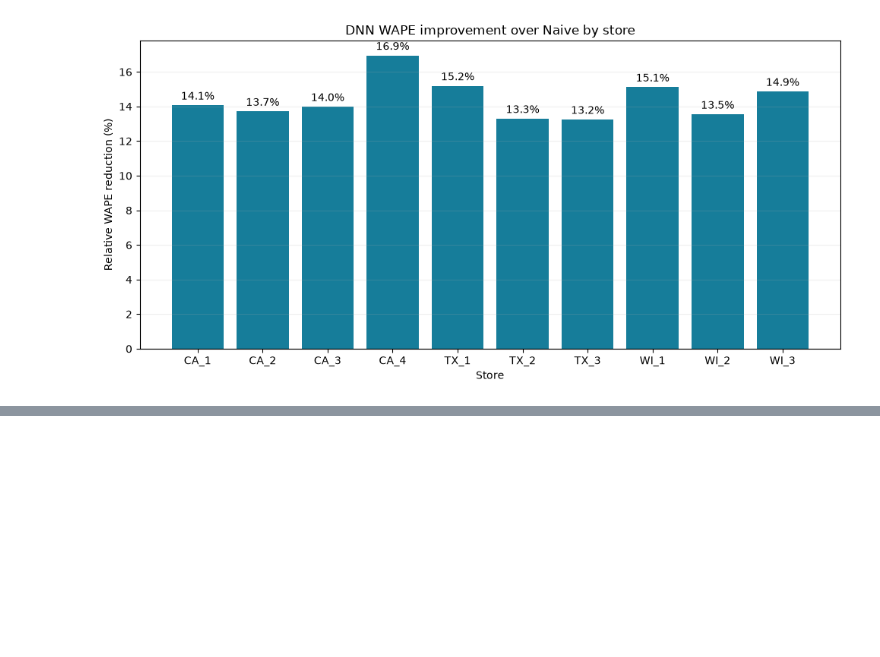
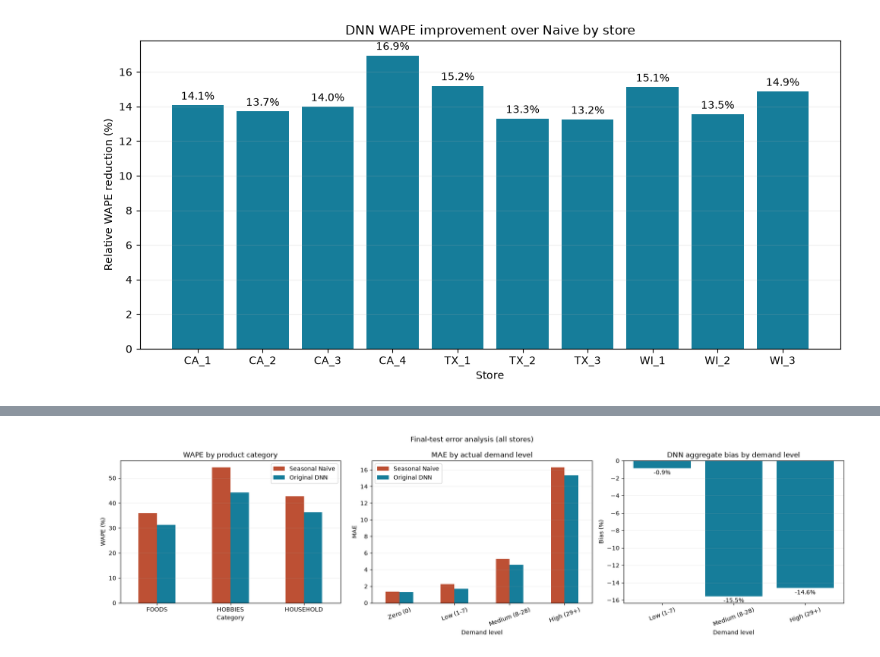
Before and after one commit to lasithalankajeewa/ML-StockPredict, a Jupyter notebook: notebooks/03_model_experiments.ipynb, the cells around one changed output, grey strips where cells are left out. Saved outputs shown, nothing was run; the diff lists cells and outputs as text; code cells hidden in the pictures; blank space fills up the shorter version.

Commit message:
end modeling

```diff
--- a/notebooks/03_model_experiments.ipynb
+++ b/notebooks/03_model_experiments.ipynb
@@ -1731,0 +1884,45 @@ DNN has lower WAPE in 10 of 10 stores.
+# %%
+import matplotlib.pyplot as plt
+
+fig, axes = plt.subplots(1, 3, figsize=(18, 5))
+
+category_wape = category_error_metrics.pivot(index="cat_id", columns="Model", values="WAPE")
+category_wape[["Seasonal Naive", "Original DNN"]].plot.bar(
+    ax=axes[0], color=["#bd5034", "#167d9a"], rot=0
+)
+axes[0].set(title="WAPE by product category", xlabel="Category", ylabel="WAPE (%)")
+
+demand_mae = demand_level_error_metrics.pivot(
+    index="demand_level", columns="Model", values="MAE"
+).reindex(demand_labels)
+demand_mae[["Seasonal Naive", "Original DNN"]].plot.bar(
+    ax=axes[1], color=["#bd5034", "#167d9a"], rot=20
+)
+axes[1].set(title="MAE by actual demand level", xlabel="Demand level", ylabel="MAE")
+
+dnn_demand = (
+    demand_level_error_metrics[demand_level_error_metrics["Model"] == "Original DNN"]
+    .set_index("demand_level")
+    .reindex(demand_labels)
+)
+bias_bars = axes[2].bar(
+    dnn_demand.index, dnn_demand["Aggregate bias (%)"], color="#167d9a"
+)
+axes[2].bar_label(bias_bars, fmt="%.1f%%", padding=3)
+axes[2].axhline(0, color="black", linewidth=0.8)
+axes[2].set(
+    title="DNN aggregate bias by demand level",
+    xlabel="Demand level", ylabel="Bias (%)",
+)
+axes[2].tick_params(axis="x", rotation=20)
+
+for ax in axes:
+    ax.grid(axis="y", alpha=0.2)
+    if ax.get_legend() is not None:
+        ax.legend(title=None)
+fig.suptitle("Final-test error analysis (all stores)")
+fig.tight_layout()
+fig.savefig(FINAL_RESULTS_DIR / "category_demand_error_analysis.png", dpi=150, bbox_inches="tight")
+plt.show()
+# %% [output]
+[figure, added]
```
Also changed, not shown: parts of 5 cells of this notebook, 4 other files.
